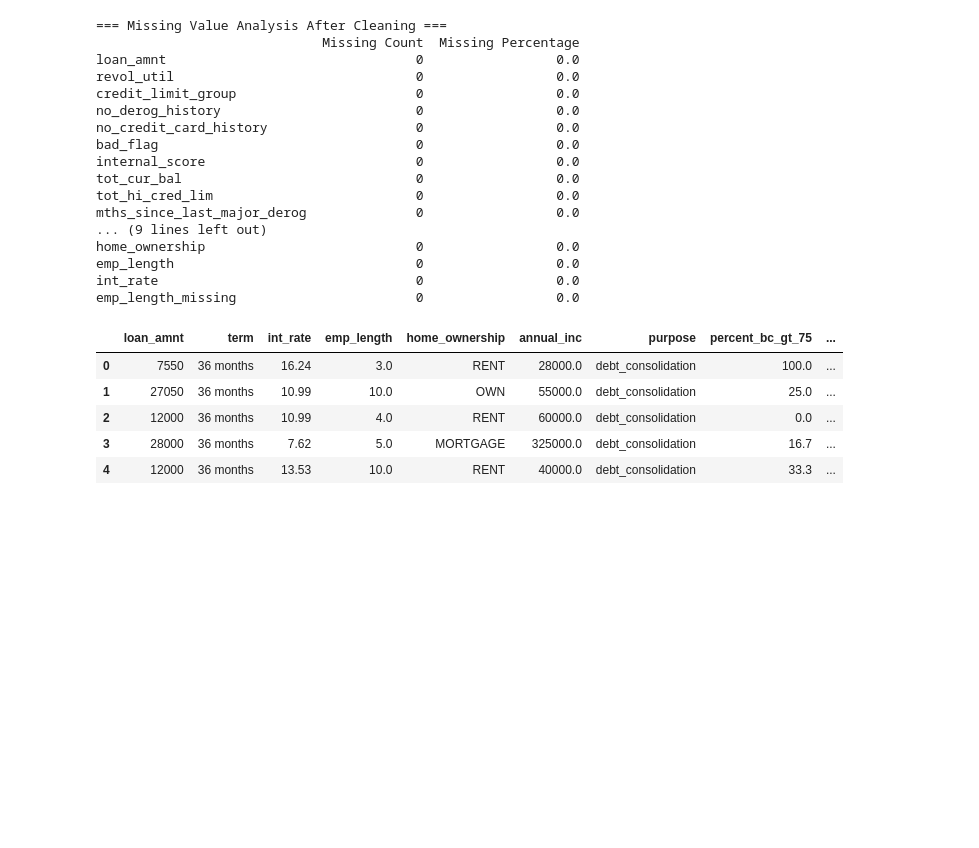
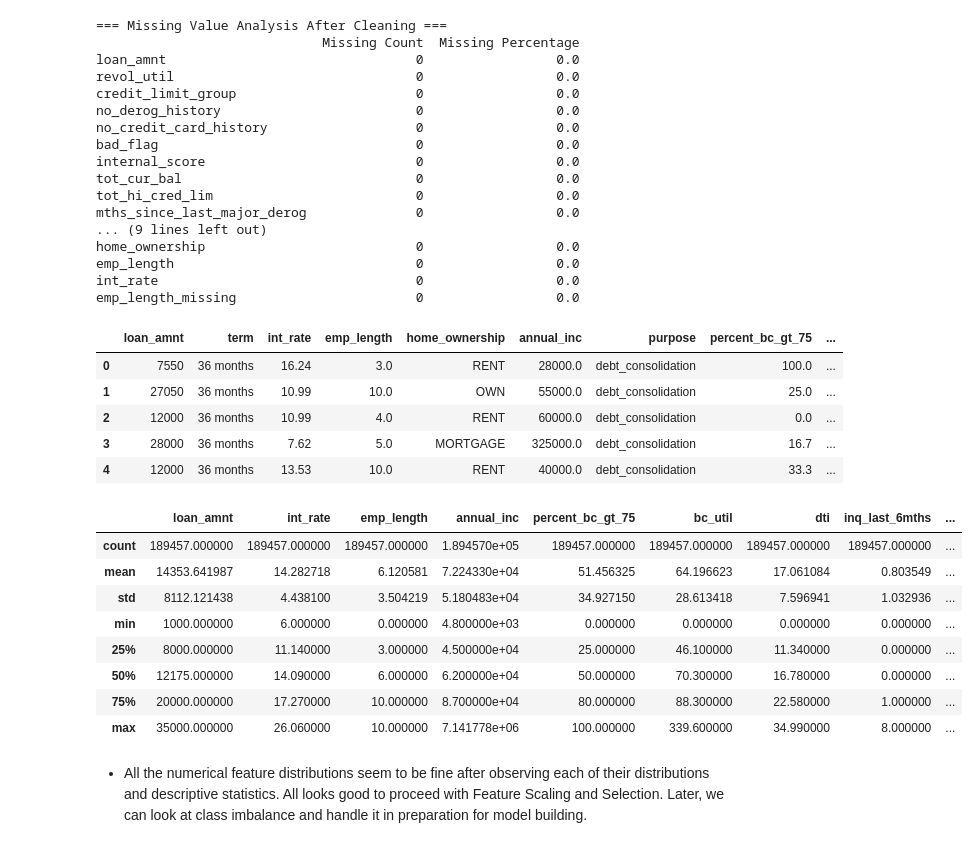
Before and after one commit to TejoVinay/loan-default-prediction, a Jupyter notebook: notebooks/02_eda_data_cleaning.ipynb, the cells around one changed output. Saved outputs shown, nothing was run; the diff lists cells and outputs as text; code cells hidden in the pictures; blank space fills up the shorter version.

Commit message:
EDA with visualizations and statistical insights

```diff
--- a/notebooks/02_eda_data_cleaning.ipynb
+++ b/notebooks/02_eda_data_cleaning.ipynb
@@ -1565,3 +1565,17 @@ display(data.head())
 | 2 | 12000 | 36 months | 10.99 | 4.0 | RENT | 60000.0 | debt_consolidation | 0.0 | ... |
 | 3 | 28000 | 36 months | 7.62 | 5.0 | MORTGAGE | 325000.0 | debt_consolidation | 16.7 | ... |
 | 4 | 12000 | 36 months | 13.53 | 10.0 | RENT | 40000.0 | debt_consolidation | 33.3 | ... |
+# %%
+data.describe()
+# %% [output]
+|  | loan_amnt | int_rate | emp_length | annual_inc | percent_bc_gt_75 | bc_util | dti | inq_last_6mths | ... |
+| count | 189457.000000 | 189457.000000 | 189457.000000 | 1.894570e+05 | 189457.000000 | 189457.000000 | 189457.000000 | 189457.000000 | ... |
+| mean | 14353.641987 | 14.282718 | 6.120581 | 7.224330e+04 | 51.456325 | 64.196623 | 17.061084 | 0.803549 | ... |
+| std | 8112.121438 | 4.438100 | 3.504219 | 5.180483e+04 | 34.927150 | 28.613418 | 7.596941 | 1.032936 | ... |
+| min | 1000.000000 | 6.000000 | 0.000000 | 4.800000e+03 | 0.000000 | 0.000000 | 0.000000 | 0.000000 | ... |
+| 25% | 8000.000000 | 11.140000 | 3.000000 | 4.500000e+04 | 25.000000 | 46.100000 | 11.340000 | 0.000000 | ... |
+| 50% | 12175.000000 | 14.090000 | 6.000000 | 6.200000e+04 | 50.000000 | 70.300000 | 16.780000 | 0.000000 | ... |
+| 75% | 20000.000000 | 17.270000 | 10.000000 | 8.700000e+04 | 80.000000 | 88.300000 | 22.580000 | 1.000000 | ... |
+| max | 35000.000000 | 26.060000 | 10.000000 | 7.141778e+06 | 100.000000 | 339.600000 | 34.990000 | 8.000000 | ... |
+# %% [markdown]
+- All the numerical feature distributions seem to be fine after observing each of their distributions and descriptive statistics. All looks good to proceed with Feature Scaling and Selection. Later, we can look at class imbalance and handle it in preparation for model building.
```
Also changed, not shown: parts of 2 cells of this notebook, 2 other files.
